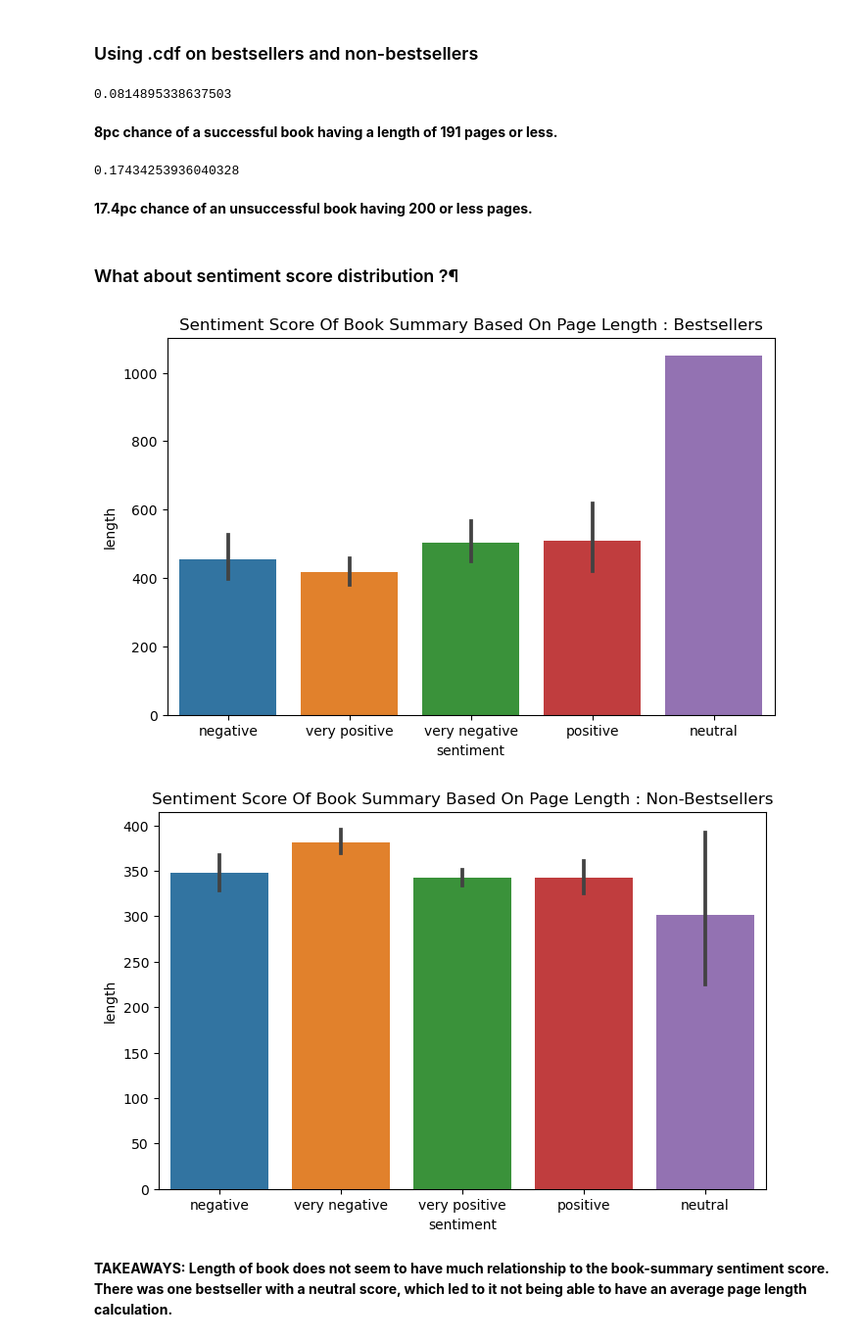
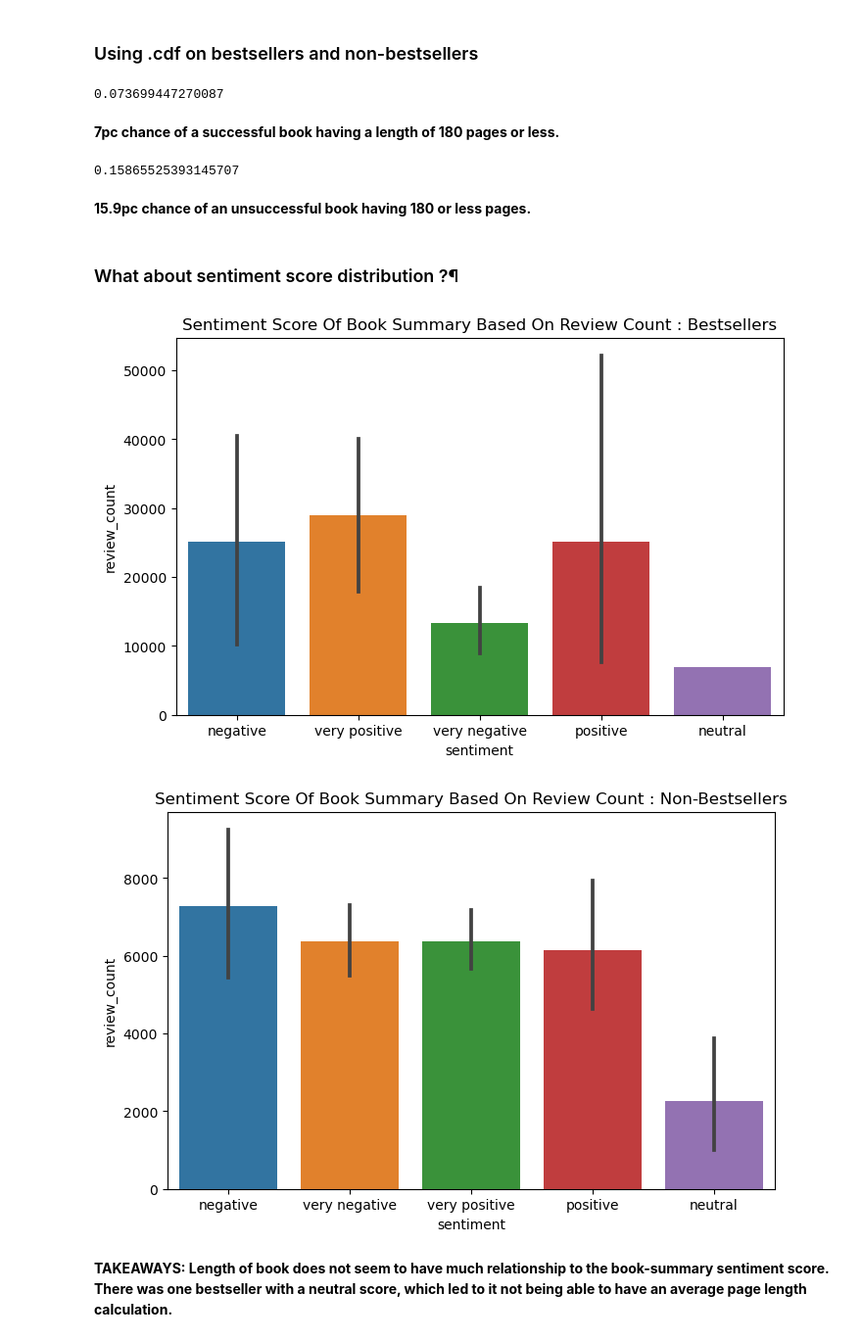
Before and after one commit to Booookkkkkssss/books_main, a Jupyter notebook: magdalena/prepare_explore.ipynb, the cells around one changed output. Shown at 98% size. Drawn from its saved outputs; the diff is of its cells as text; code cells hidden in the pictures.

```diff
--- a/magdalena/prepare_explore.ipynb
+++ b/magdalena/prepare_explore.ipynb
@@ -373,12 +373,12 @@ s = 205
 bestseller_len = stats.norm(m, s)
 
 ## Find the value where 95% of the values / variables are less than unknown-value-X : Use PPF.
-best_cdf = bestseller_len.cdf(191)
+best_cdf = bestseller_len.cdf(180)
 best_cdf
 # %% [output]
-0.0814895338637503
+0.073699447270087
 # %% [markdown]
-**8pc chance of a successful book having a length of 191 pages or less.**
+**7pc chance of a successful book having a length of 180 pages or less.**
 # %%
 # mean of unsuccessful books
 m = 355
@@ -388,41 +388,41 @@ s = 175
 
 nonbest_length = stats.norm(m, s)
 
-nonbest_cdf = nonbest_length.cdf(191)
+nonbest_cdf = nonbest_length.cdf(180)
 nonbest_cdf
 # %% [output]
-0.17434253936040328
+0.15865525393145707
 # %% [markdown]
-**17.4pc chance of an unsuccessful book having 200 or less pages.**
+**15.9pc chance of an unsuccessful book having 180 or less pages.**
 # %% [markdown]
 ### What about sentiment score distribution ?¶
 # %%
-# plotting bestseller books : length vs sentiment score
+# plotting bestseller books : review count vs sentiment score
 
 
 plt.figure(figsize=(8, 5))
 
-plt.title('Sentiment Score Of Book Summary Based On Page Length : Bestsellers')
+plt.title('Sentiment Score Of Book Summary Based On Review Count : Bestsellers')
 
-sns.barplot(x = besties['sentiment'], y = besties['length'])
+sns.barplot(x = besties['sentiment'], y = besties['review_count'])
 
 
 plt.show()
 # %% [output]
-[figure, old version]
+[figure, new version]
 # %%
-# plotting unsuccessful books : length vs sentiment score
+# plotting unsuccessful books : Review Count vs sentiment score
 
 
 plt.figure(figsize=(8, 5))
 
-plt.title('Sentiment Score Of Book Summary Based On Page Length : Non-Bestsellers')
+plt.title('Sentiment Score Of Book Summary Based On Review Count : Non-Bestsellers')
 
-sns.barplot(x = sadness['sentiment'], y = sadness['length'])
+sns.barplot(x = sadness['sentiment'], y = sadness['review_count'])
 
 plt.show()
 # %% [output]
-[figure, old version]
+[figure, new version]
 # %% [markdown]
 **TAKEAWAYS: Length of book does not seem to have much relationship to the book-summary sentiment score. There was one bestseller with a neutral score, which led to it not being able to have an average page length calculation.**
 # %%
```
Also changed, not shown: parts of 9 cells of this notebook, 3 other files.
